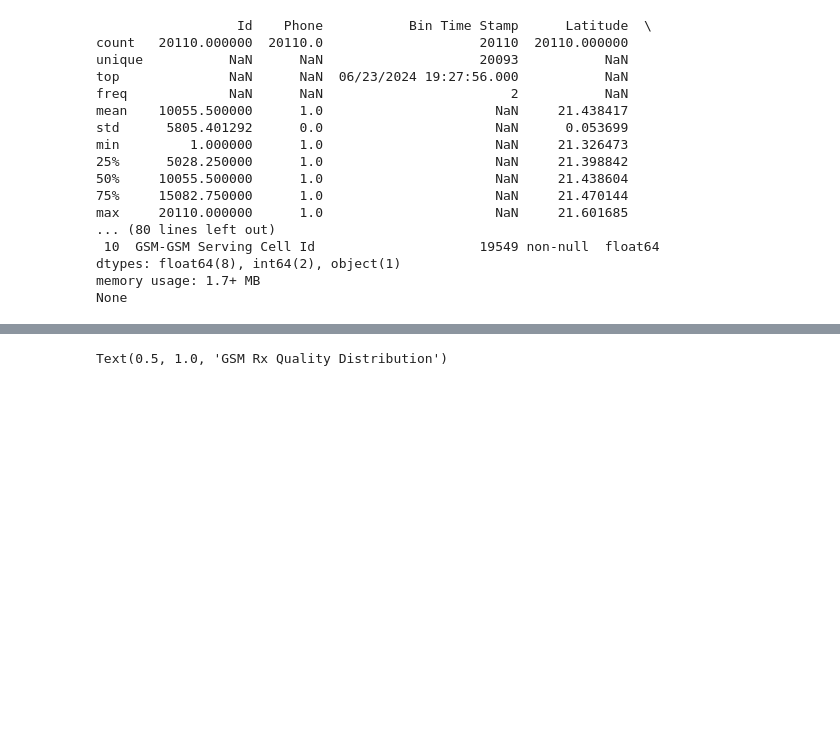
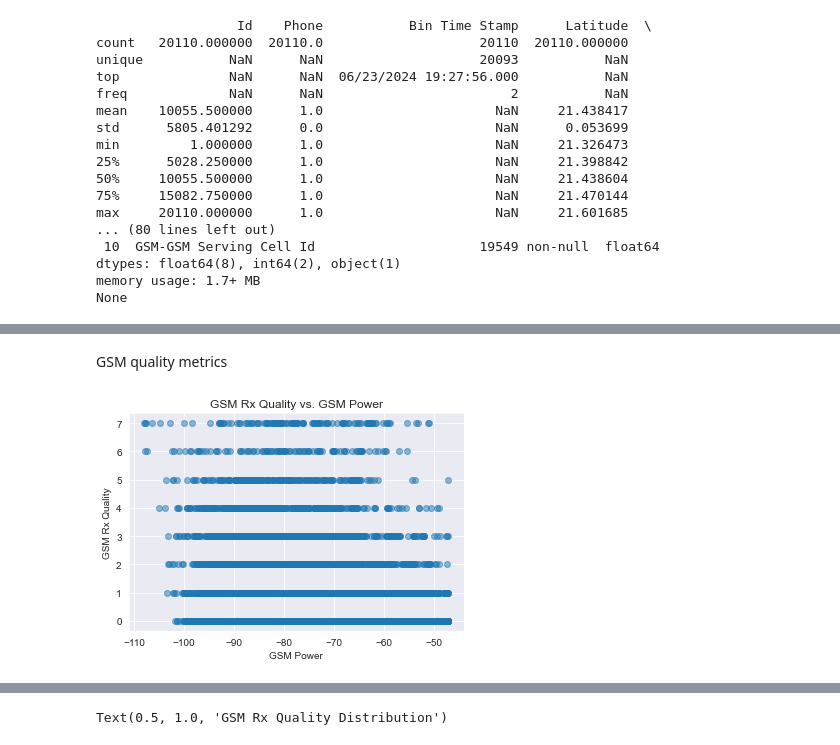
Before and after one commit to Liloiscracked/Predicting-Model-, a Jupyter notebook: 2g/analysis.ipynb, the cells around one changed output, grey strips where cells are left out. Cells and saved outputs as stored; diff of their text form; code cells hidden in the pictures; blank space fills up the shorter version.

```diff
--- a/2g/analysis.ipynb
+++ b/2g/analysis.ipynb
@@ -59,0 +98,10 @@ None
+# %% [markdown]
+GSM quality metrics
+# %%
+plt.scatter(df['GSM Power-GSM Serving Cell Rx Level Sub'], df['GSM Rx Qual-GSM Serving Cell Rx Qual Sub'], alpha=0.5)
+plt.xlabel('GSM Power')
+plt.ylabel('GSM Rx Quality')
+plt.title('GSM Rx Quality vs. GSM Power')
+plt.show()
+# %% [output]
+[figure, added]
```
Also changed, not shown: parts of 11 cells of this notebook.
